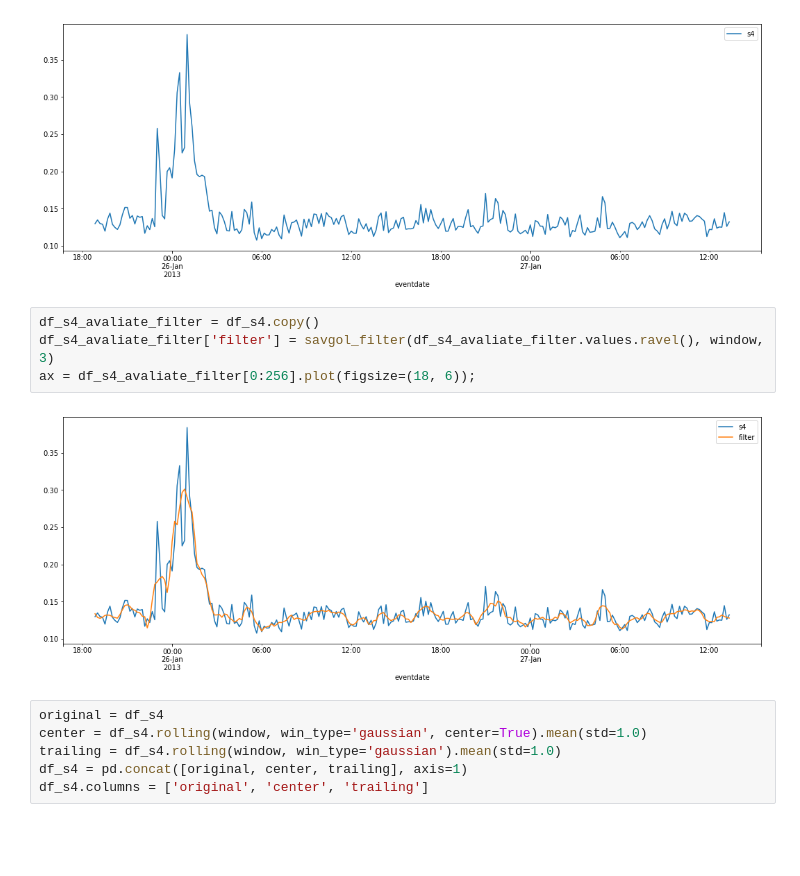
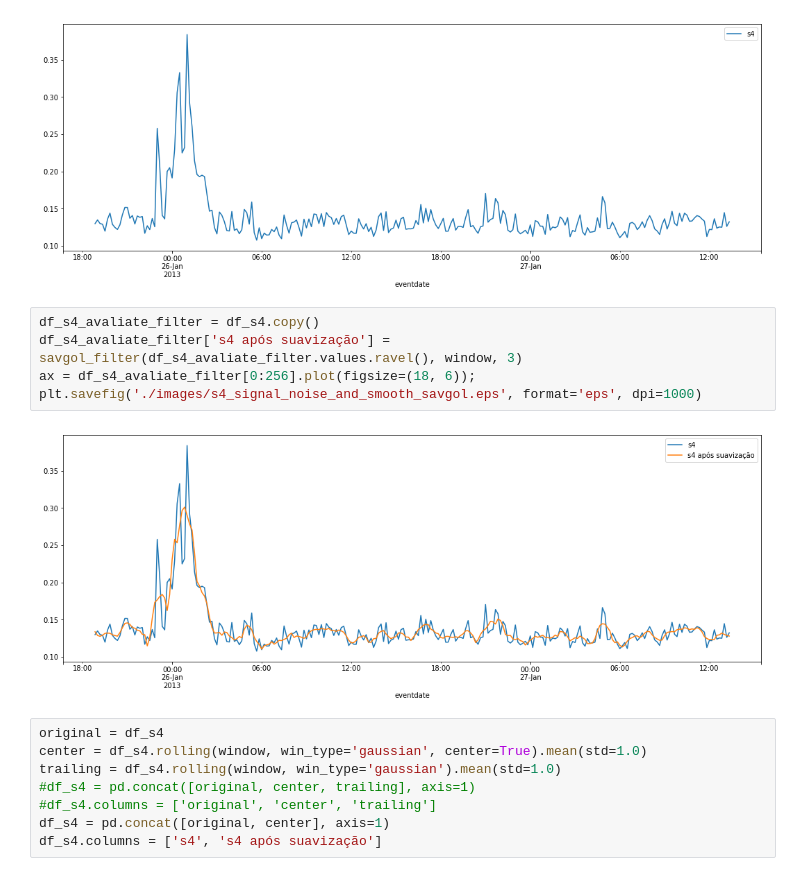
Before and after one commit to retiarus/correlation_vtec_s4, a Jupyter notebook: avaliate_s4_smooth.ipynb, the cells around one changed output. Cells and saved outputs as stored; diff of their text form; blank space fills up the shorter version.

Commit message:
update notebook avaliate_s4_smooth.ipynb to save the plots and add the plots

```diff
--- a/avaliate_s4_smooth.ipynb
+++ b/avaliate_s4_smooth.ipynb
@@ -84,15 +84,18 @@ df_s4[0:256].plot(figsize=(18, 6));
 [figure]
 # %%
 df_s4_avaliate_filter = df_s4.copy()
-df_s4_avaliate_filter['filter'] = savgol_filter(df_s4_avaliate_filter.values.ravel(), window, 3)
+df_s4_avaliate_filter['s4 após suavização'] = savgol_filter(df_s4_avaliate_filter.values.ravel(), window, 3)
 ax = df_s4_avaliate_filter[0:256].plot(figsize=(18, 6));
+plt.savefig('./images/s4_signal_noise_and_smooth_savgol.eps', format='eps', dpi=1000)
 # %% [output]
-[figure, old version]
+[figure, new version]
 # %%
 original = df_s4
 center = df_s4.rolling(window, win_type='gaussian', center=True).mean(std=1.0)
 trailing = df_s4.rolling(window, win_type='gaussian').mean(std=1.0)
-df_s4 = pd.concat([original, center, trailing], axis=1)
-df_s4.columns = ['original', 'center', 'trailing']
+#df_s4 = pd.concat([original, center, trailing], axis=1)
+#df_s4.columns = ['original', 'center', 'trailing']
+df_s4 = pd.concat([original, center], axis=1)
+df_s4.columns = ['s4', 's4 após suavização']
 # %%
 ax = df_s4[0:256].plot(figsize=(18, 6));
```
Also changed, not shown: parts of 1 cell of this notebook, 2 other files.
